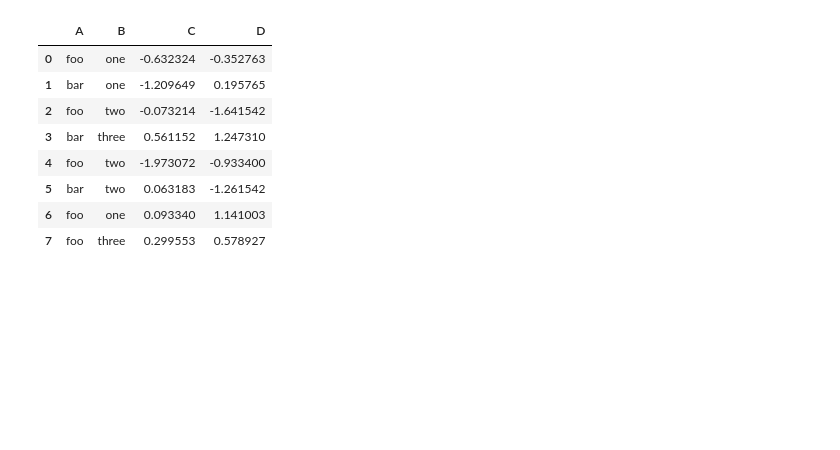
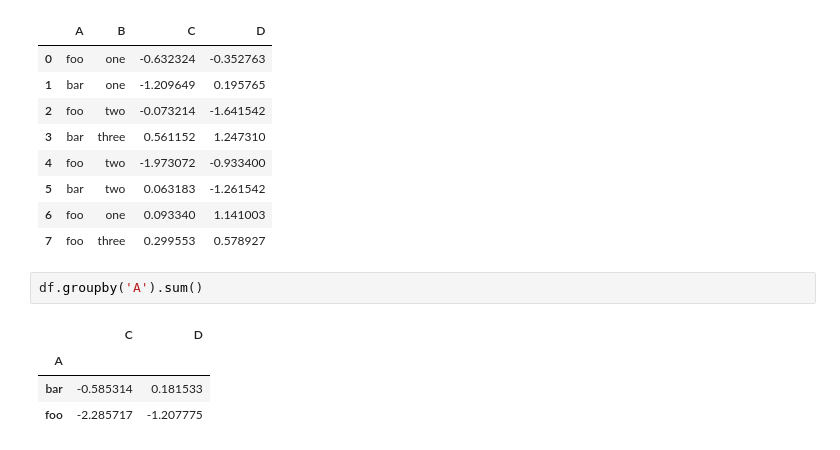
Before and after one commit to Guilehm/notebooks, a Jupyter notebook: basics_of_pandas.ipynb, the cells around one changed output. Drawn from its saved outputs; the diff is of its cells as text; blank space fills up the shorter version.

Commit message:
Group and sum

```diff
--- a/basics_of_pandas.ipynb
+++ b/basics_of_pandas.ipynb
@@ -401,3 +401,10 @@ df
 | 5 | bar | two | 0.063183 | -1.261542 |
 | 6 | foo | one | 0.093340 | 1.141003 |
 | 7 | foo | three | 0.299553 | 0.578927 |
+# %%
+df.groupby('A').sum()
+# %% [output]
+|  | C | D |
+| A |  |  |
+| bar | -0.585314 | 0.181533 |
+| foo | -2.285717 | -1.207775 |
```
